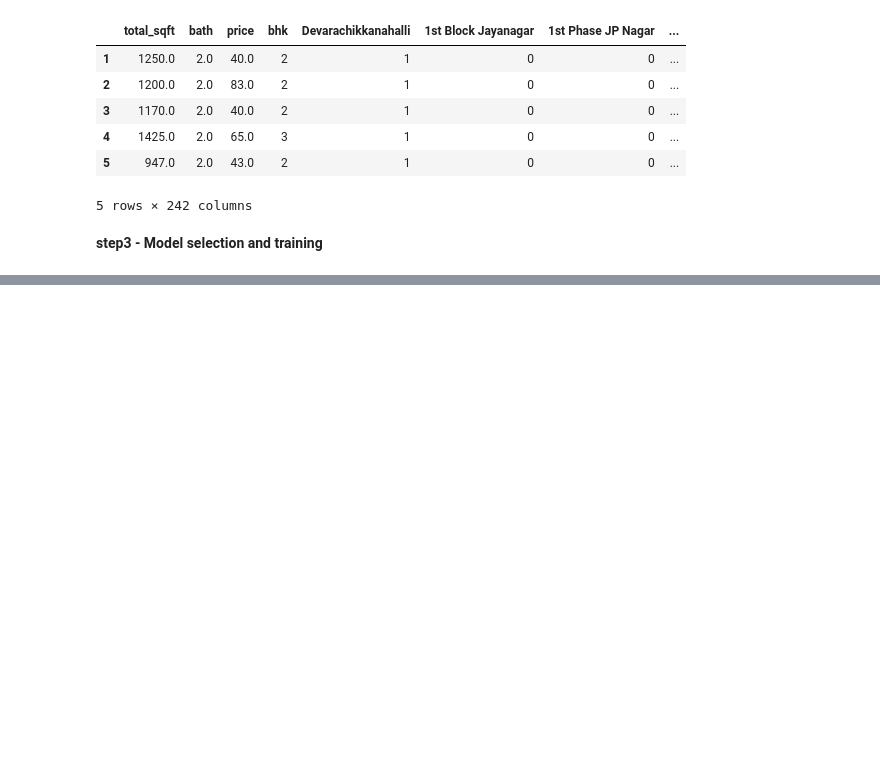
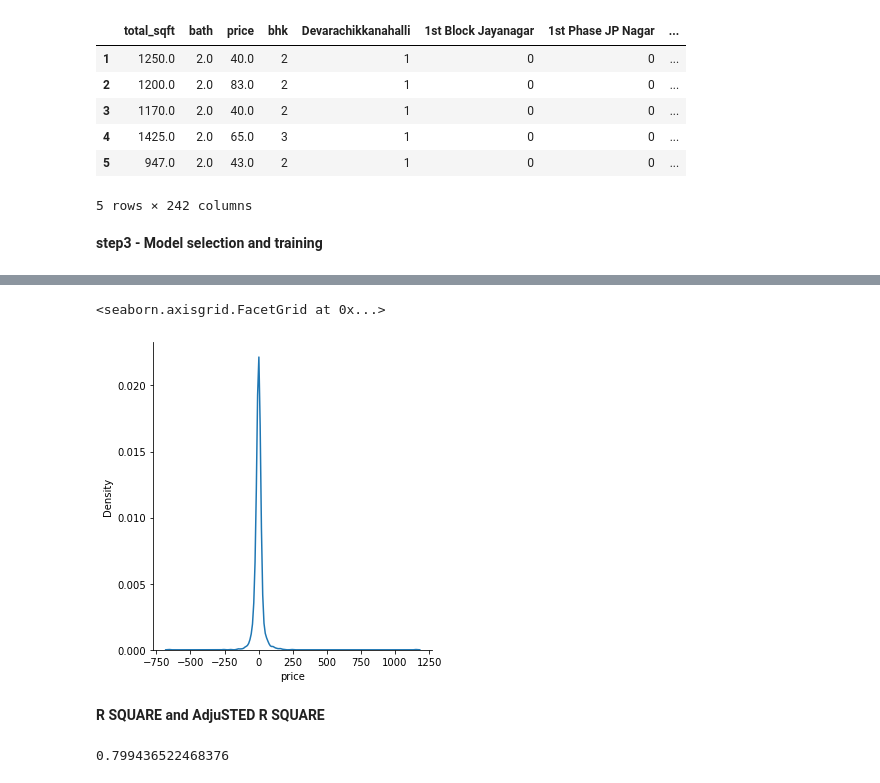
Before and after one commit to thekurup/bengaluruhousepriceprediction, a Jupyter notebook: houseprice.ipynb, the cells around one changed output, grey strips where cells are left out. Drawn from its saved outputs; the diff is of its cells as text; code cells hidden in the pictures; blank space fills up the shorter version.

```diff
--- a/houseprice.ipynb
+++ b/houseprice.ipynb
@@ -812,0 +1008,5 @@ data.head()
+# %%
+#Next i am going to plot residuals
+#Residuals means error
+# ie error w.r.t y_test and prediction value
+residuals=y_test-pv
@@ -812,0 +1028,7 @@ data.head()
+# %%
+#ploting the residuals
+import seaborn as sns
+sns.displot(residuals,kind='kde')
+# %% [output]
+<seaborn.axisgrid.FacetGrid at 0x...>
+[figure, added]
@@ -812,0 +1037,2 @@ data.head()
+# %% [markdown]
+**R SQUARE and AdjuSTED R SQUARE**
@@ -812,0 +1045,4 @@ data.head()
+# %%
+r2square
+# %% [output]
+0.799436522468376
```
Also changed, not shown: parts of 45 cells of this notebook, 2 other files.
